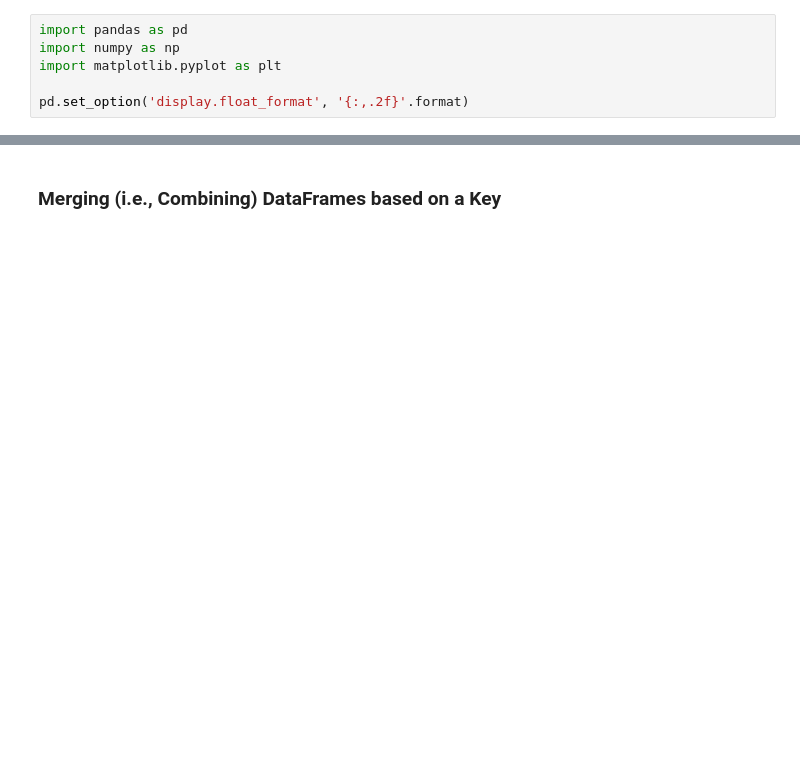
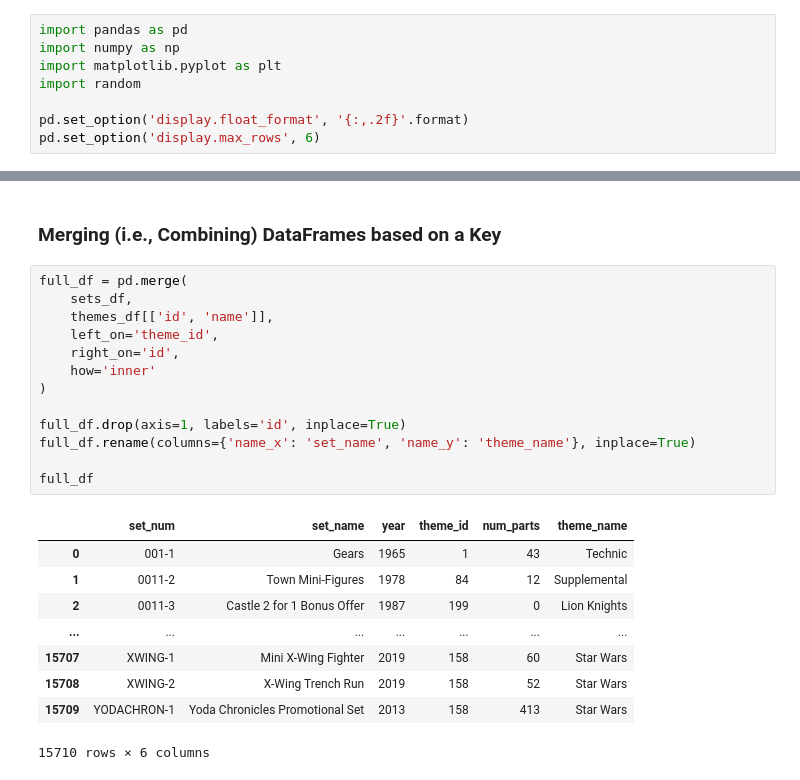
Before and after one commit to 22skowron/Data-manipulation-practice, a Jupyter notebook: Lego_Analysis_for_Course_(start).ipynb, the cells around one changed output, grey strips where cells are left out. Saved outputs shown, nothing was run; the diff lists cells and outputs as text; blank space fills up the shorter version.

```diff
--- a/Lego_Analysis_for_Course_(start).ipynb
+++ b/Lego_Analysis_for_Course_(start).ipynb
@@ -27,8 +27,10 @@ sets tend to have more or fewer parts than newer sets?</li>
 import pandas as pd
 import numpy as np
 import matplotlib.pyplot as plt
+import random
 
 pd.set_option('display.float_format', '{:,.2f}'.format)
+pd.set_option('display.max_rows', 6)
 # %% [markdown]
 # Data Exploration
 # %% [markdown]
@@ -241,2 +381,25 @@ The themes.csv file has the actual theme names. The sets .csv has <code>theme_id
 # %% [markdown]
 ### Merging (i.e., Combining) DataFrames based on a Key
+# %%
+full_df = pd.merge(
+    sets_df,
+    themes_df[['id', 'name']],
+    left_on='theme_id',
+    right_on='id',
+    how='inner'
+)
+
+full_df.drop(axis=1, labels='id', inplace=True)
+full_df.rename(columns={'name_x': 'set_name', 'name_y': 'theme_name'}, inplace=True)
+
+full_df
+# %% [output]
+|  | set_num | set_name | year | theme_id | num_parts | theme_name |
+| 0 | 001-1 | Gears | 1965 | 1 | 43 | Technic |
+| 1 | 0011-2 | Town Mini-Figures | 1978 | 84 | 12 | Supplemental |
+| 2 | 0011-3 | Castle 2 for 1 Bonus Offer | 1987 | 199 | 0 | Lion Knights |
+| ... | ... | ... | ... | ... | ... | ... |
+| 15707 | XWING-1 | Mini X-Wing Fighter | 2019 | 158 | 60 | Star Wars |
+| 15708 | XWING-2 | X-Wing Trench Run | 2019 | 158 | 52 | Star Wars |
+| 15709 | YODACHRON-1 | Yoda Chronicles Promotional Set | 2013 | 158 | 413 | Star Wars |
+15710 rows × 6 columns
```
Also changed, not shown: parts of 17 cells of this notebook.
